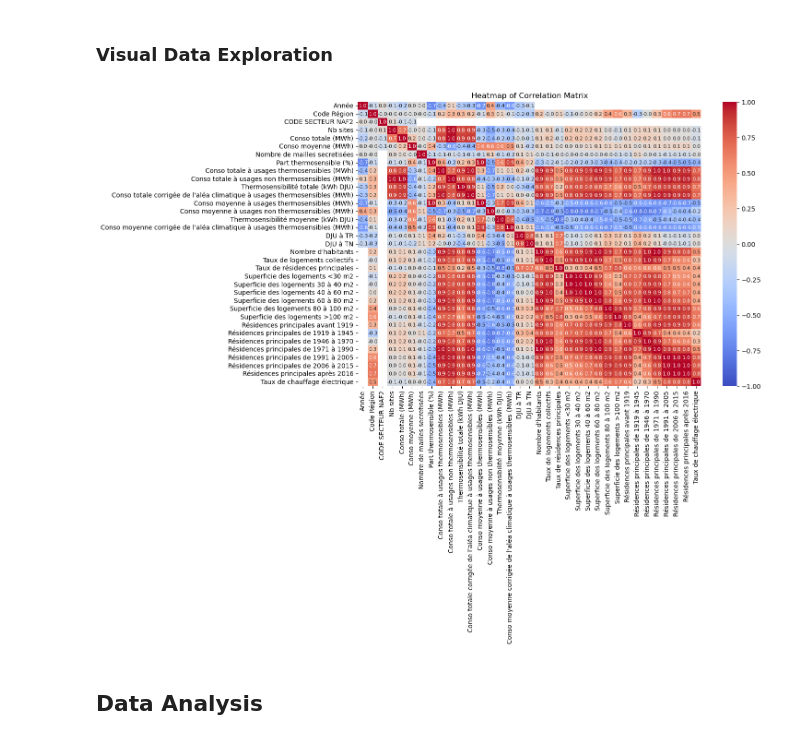
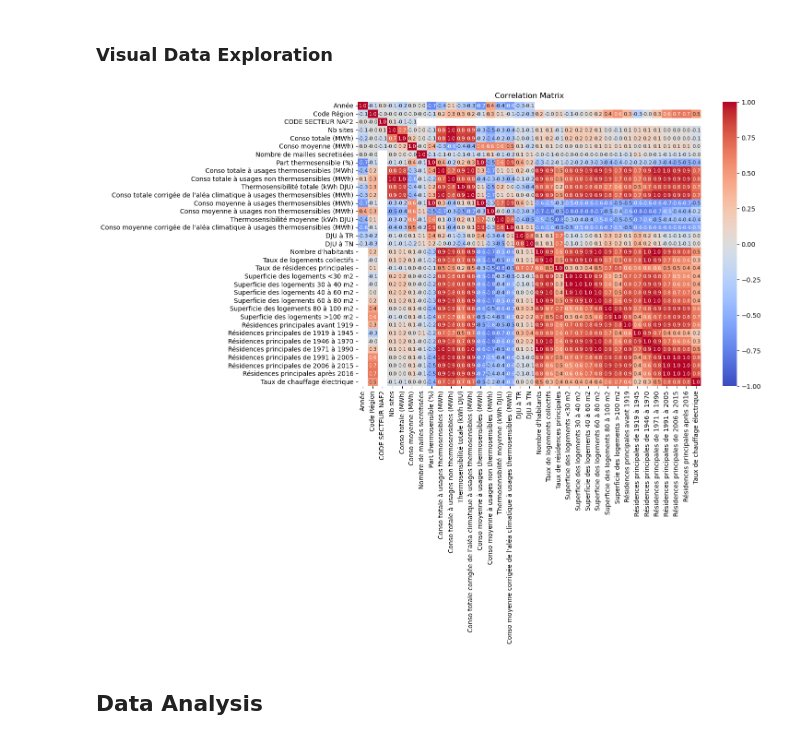
Before and after one commit to SJamesss/Electricity---Gas-Consumption-in-France, a Jupyter notebook: Electricity&Gas.ipynb, the cells around one changed output. Cells and saved outputs as stored; diff of their text form; code cells hidden in the pictures.

```diff
--- a/Electricity&Gas.ipynb
+++ b/Electricity&Gas.ipynb
@@ -190,14 +190,14 @@ import seaborn as sns
 # %%
 # Select only the integer and float columns
 numeric_data = data.select_dtypes(include=['int64', 'float64'])
 
 # Compute the correlation matrix
 corr_matrix = numeric_data.corr()
 
 # Generate the heatmap
 plt.figure(figsize=(12, 8))
 sns.heatmap(corr_matrix, annot=True, cmap='coolwarm',fmt=".1f",annot_kws={"size": 8}, vmin=-1, vmax=1)
-plt.title('Heatmap of Correlation Matrix')
+plt.title('Correlation Matrix')
 plt.show()
 # %% [output]
-[figure, old version]
+[figure, new version]
```
Also changed, not shown: parts of 13 cells of this notebook.
